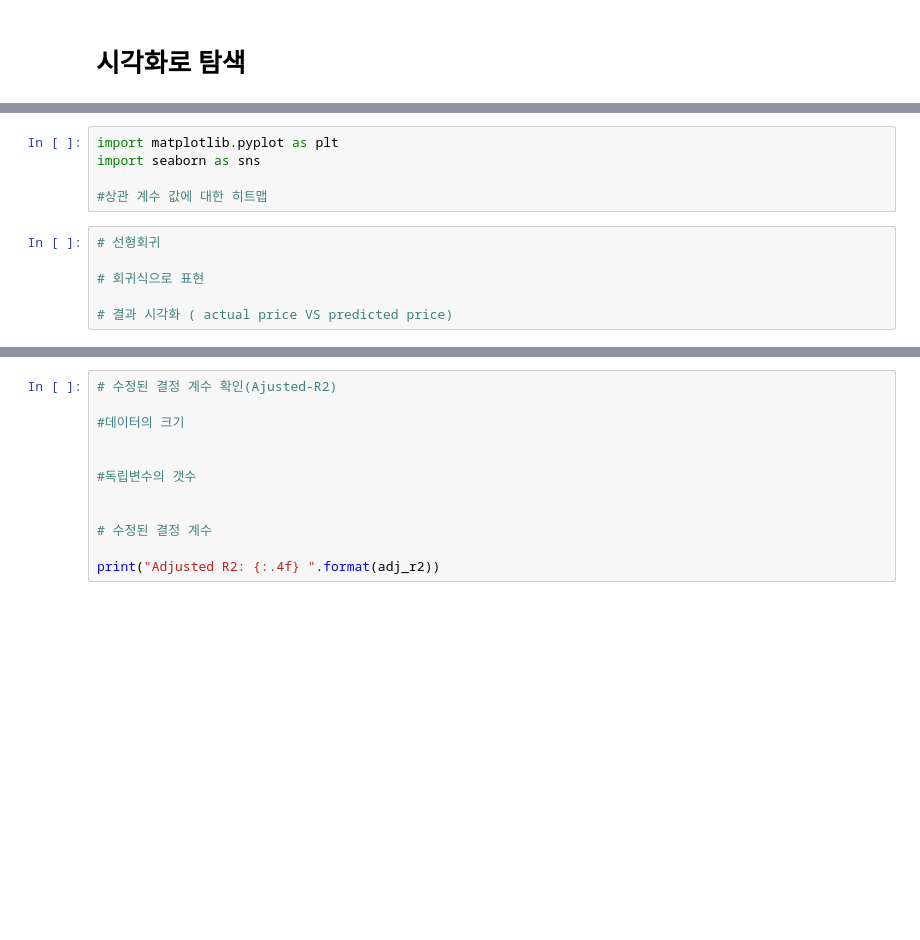
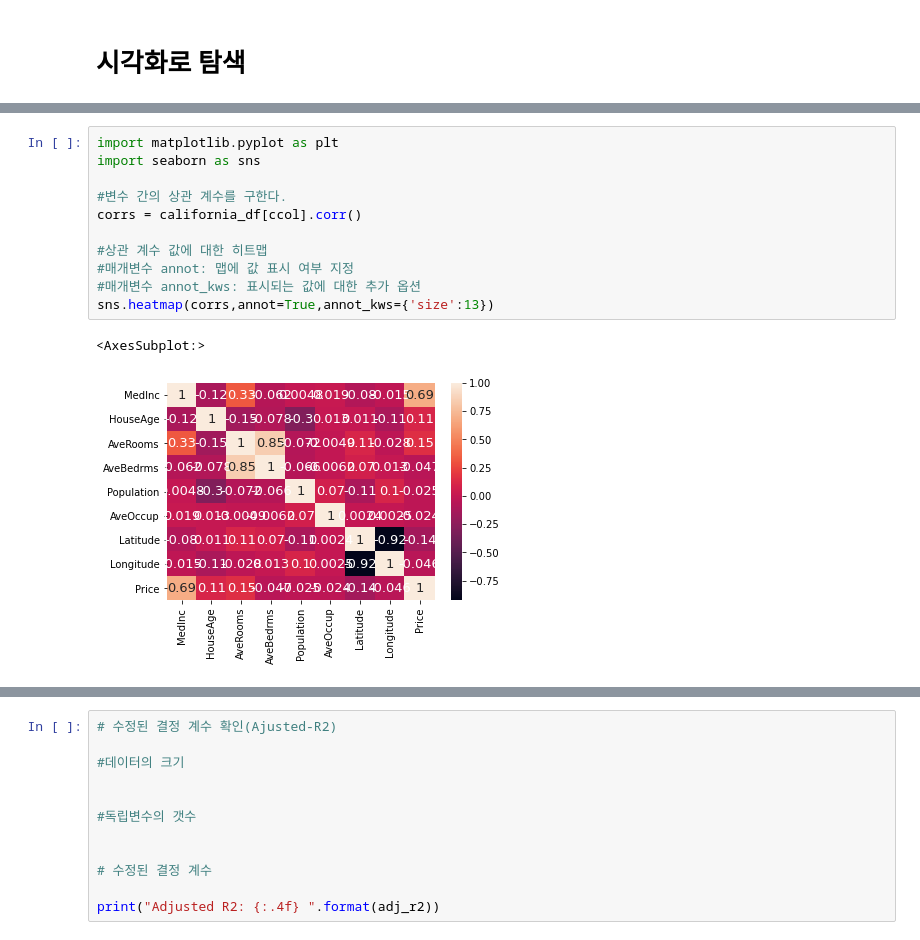
Before and after one commit to happyme2/Bigdata, a Jupyter notebook: Machine Learning/03.다중선형회귀_보스턴집값, 당뇨병데이터,캘리포니아집값.ipynb, the cells around one changed output, grey strips where cells are left out. Cells and saved outputs as stored; diff of their text form; blank space fills up the shorter version.

```diff
--- a/Machine Learning/03.다중선형회귀_보스턴집값, 당뇨병데이터,캘리포니아집값.ipynb
+++ b/Machine Learning/03.다중선형회귀_보스턴집값, 당뇨병데이터,캘리포니아집값.ipynb
@@ -429,11 +627,14 @@ california_df.plot(kind='scatter', x='Longitude', y='Latitude', alpha=0.2, s=cal
 # %%
 import matplotlib.pyplot as plt
 import seaborn as sns
 
+#변수 간의 상관 계수를 구한다.
+corrs = california_df[ccol].corr()
+
 #상관 계수 값에 대한 히트맵
+#매개변수 annot: 맵에 값 표시 여부 지정
+#매개변수 annot_kws: 표시되는 값에 대한 추가 옵션
+sns.heatmap(corrs,annot=True,annot_kws={'size':13})
+# %% [output]
+<AxesSubplot:>
+[figure, added]
-# %%
-# 선형회귀
-
-# 회귀식으로 표현
-
-# 결과 시각화 ( actual price VS predicted price)
```
Also changed, not shown: parts of 22 cells of this notebook.
